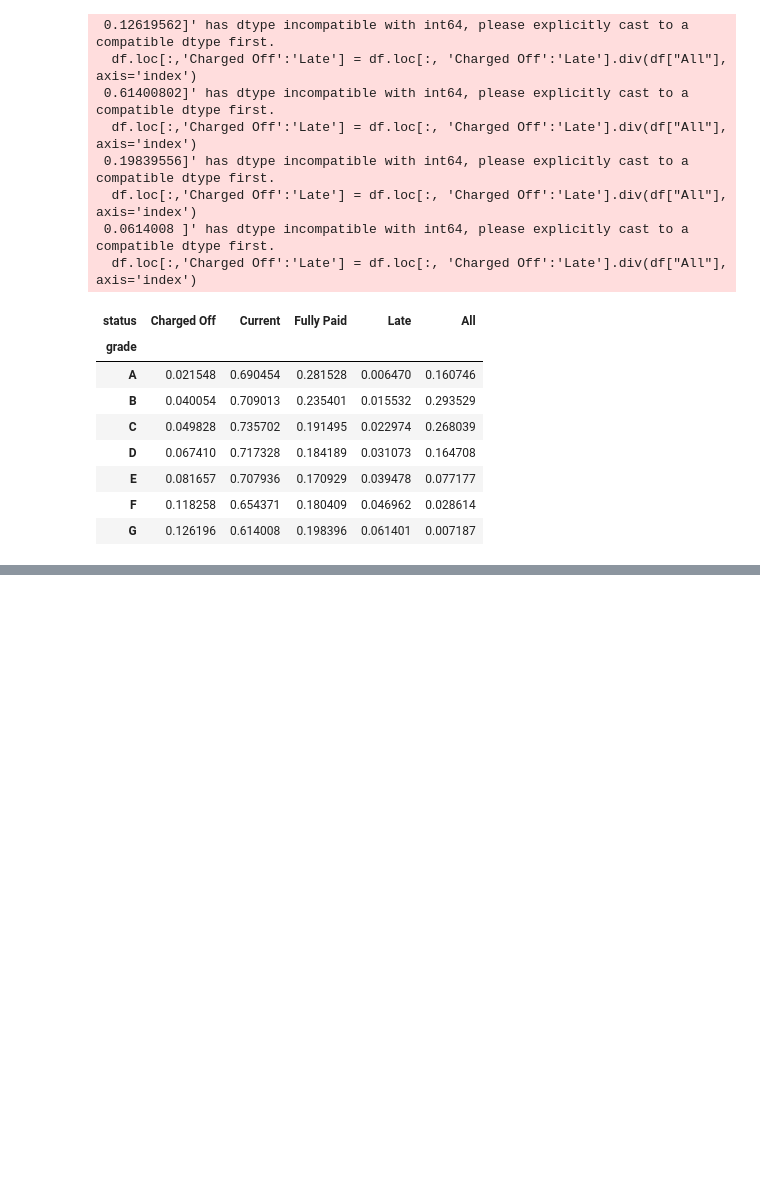
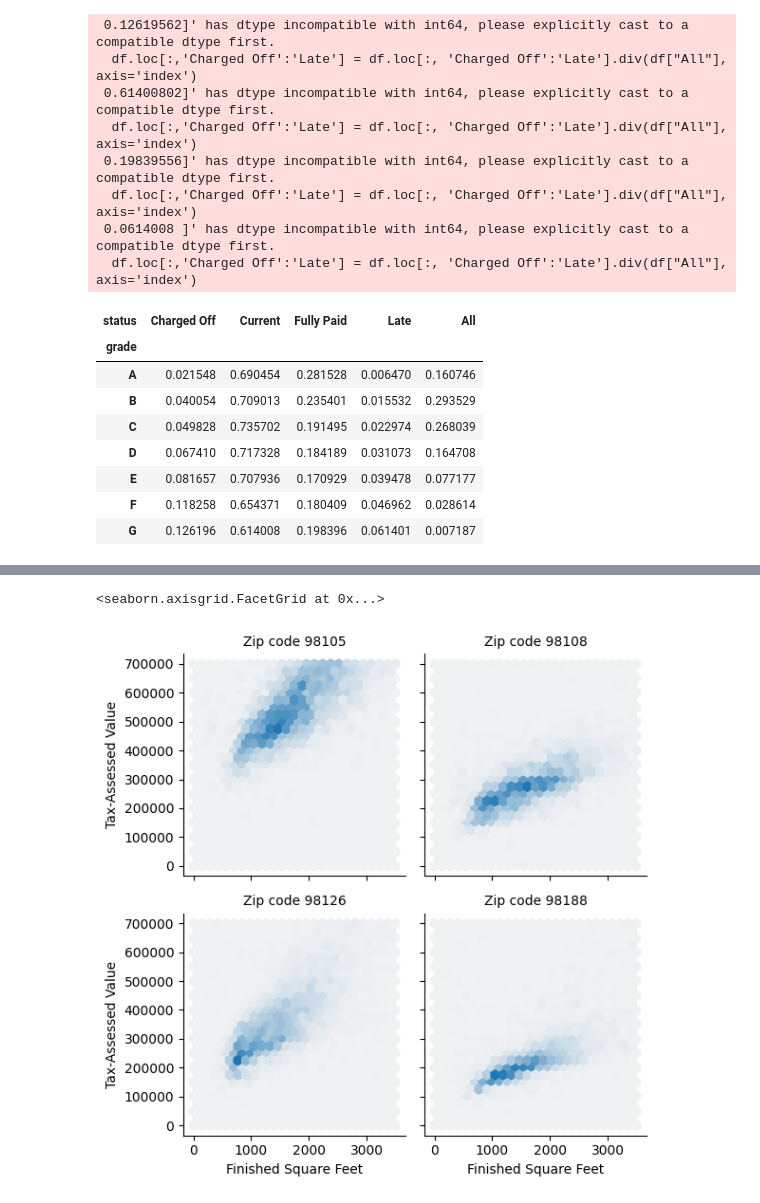
Before and after one commit to dybdeskarphet/databook, a Jupyter notebook: src/06_exploring_two_or_more_variables.ipynb, the cells around one changed output, grey strips where cells are left out. Cells and saved outputs as stored; diff of their text form; code cells hidden in the pictures; blank space fills up the shorter version.

```diff
--- a/src/06_exploring_two_or_more_variables.ipynb
+++ b/src/06_exploring_two_or_more_variables.ipynb
@@ -121,0 +154,4 @@ perc_crosstab
+# %%
+zip_codes = [98188, 98105, 98108, 98126]
+kc_tax_zip = kc_tax0.loc[kc_tax0.ZipCode.isin(zip_codes), :]
+kc_tax_zip
@@ -121,0 +172,14 @@ perc_crosstab
+# %%
+import matplotlib.pyplot as plt
+
+def hexbin(x,y,color,**kwargs):
+    cmap = sns.light_palette(color,as_cmap=True)
+    plt.hexbin(x,y,gridsize=25, cmap=cmap, **kwargs)
+
+g = sns.FacetGrid(kc_tax_zip, col="ZipCode", col_wrap=2)
+g.map(hexbin, 'SqFtTotLiving', 'TaxAssessedValue', extent=[0,3500,0,700000])
+g.set_axis_labels("Finished Square Feet", "Tax-Assessed Value")
+g.set_titles("Zip code {col_name:.0f}")
+# %% [output]
+<seaborn.axisgrid.FacetGrid at 0x...>
+[figure, added]
```
Also changed, not shown: parts of 7 cells of this notebook, 1 other file.
